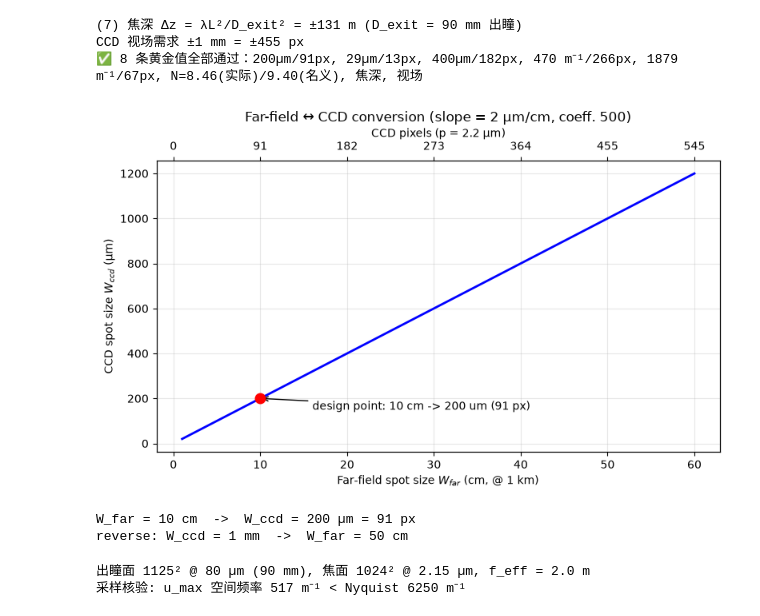
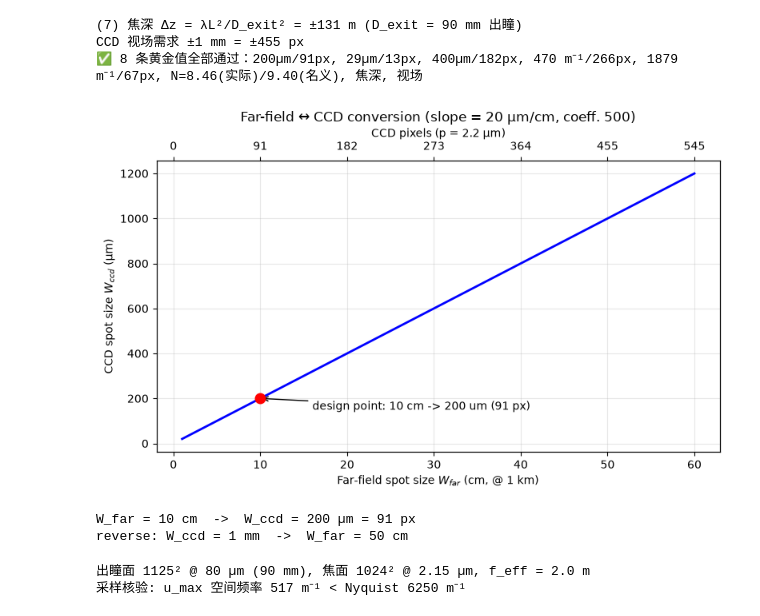
Before and after one commit to ywzhang909/AO-shaping, a Jupyter notebook: notebooks/telescope_link_spot_size_design.ipynb, the cells around one changed output. Cells and saved outputs as stored; diff of their text form; code cells hidden in the pictures.

```diff
--- a/notebooks/telescope_link_spot_size_design.ipynb
+++ b/notebooks/telescope_link_spot_size_design.ipynb
@@ -96,31 +96,31 @@ CCD 视场需求 ±1 mm = ±455 px
 # %%
 # ---------- 双向换算曲线 ----------
 w_far_cm = np.linspace(1, 60, 300)          # cm
 w_ccd_um = w_far_cm * 1e-2 * f_c * M_t / L * 1e6   # µm
 
 fig, ax = plt.subplots(figsize=(8, 5))
 ax.plot(w_far_cm, w_ccd_um, "b-", lw=2)
 ax.plot([10], [200], "ro", ms=9, zorder=5)
 ax.annotate("design point: 10 cm -> 200 um (91 px)",
             xy=(10, 200), xytext=(16, 150),
             arrowprops=dict(arrowstyle="->"), fontsize=10)
 ax.set_xlabel("Far-field spot size $W_{far}$ (cm, @ 1 km)")
 ax.set_ylabel("CCD spot size $W_{ccd}$ (µm)")
-ax.set_title("Far-field ↔ CCD conversion (slope = 2 µm/cm, coeff. 500)")
+ax.set_title("Far-field ↔ CCD conversion (slope = 20 µm/cm, coeff. 500)")
 ax.grid(alpha=0.3)
 
 ax2 = ax.twiny()
 ticks_cm = [0, 10, 20, 30, 40, 50, 60]
 ax2.set_xlim(ax.get_xlim())
 ax2.set_xticks(ticks_cm)
 ax2.set_xticklabels([f"{t*1e-2*f_c*M_t/L/p_CCD:.0f}" for t in ticks_cm])
 ax2.set_xlabel("CCD pixels (p = 2.2 µm)")
 fig.tight_layout()
 plt.show()
 print(f"W_far = 10 cm  ->  W_ccd = {far_to_ccd(0.1)[0]*1e6:.0f} µm = {far_to_ccd(0.1)[1]:.0f} px")
 print(f"reverse: W_ccd = 1 mm  ->  W_far = {ccd_to_far(1e-3)*100:.0f} cm")
 # %% [output]
-[figure, old version]
+[figure, new version]
 W_far = 10 cm  ->  W_ccd = 200 µm = 91 px
 reverse: W_ccd = 1 mm  ->  W_far = 50 cm
 # %%
```
Also changed, not shown: parts of 1 cell of this notebook.
